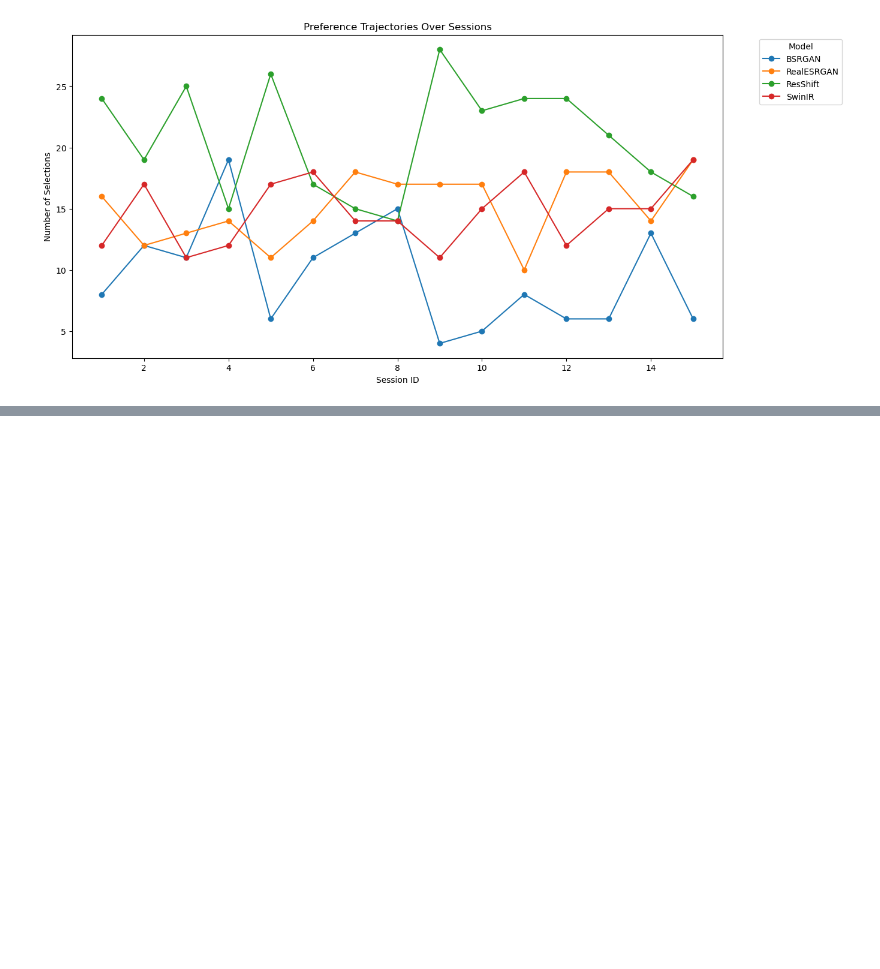
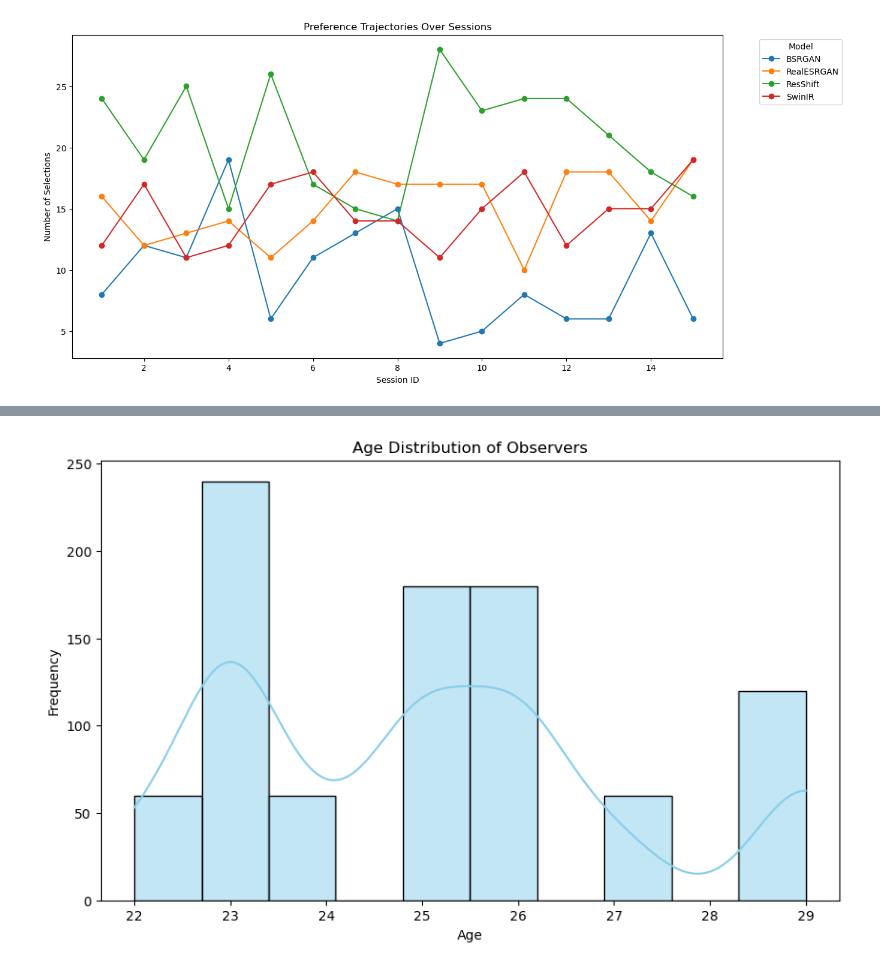
Before and after one commit to hamzafer/super-resolution-color, a Jupyter notebook: visualize_onsite_exp.ipynb, the cells around one changed output, grey strips where cells are left out. Saved outputs shown, nothing was run; the diff lists cells and outputs as text; code cells hidden in the pictures; blank space fills up the shorter version.

```diff
--- a/visualize_onsite_exp.ipynb
+++ b/visualize_onsite_exp.ipynb
@@ -665,0 +752,8 @@ plt.show()
+# %%
+import pandas as pd
+
+# Load the age data CSV
+age_df = pd.read_csv('age_data.csv')
+
+# Display the first few rows
+display(age_df.head())
@@ -665,0 +767,18 @@ plt.show()
+# %%
+# Extract only the Age rows
+age_only_df = age_df[age_df['input title'] == 'Age'].copy()
+
+# Reset index
+age_only_df.reset_index(drop=True, inplace=True)
+
+# Ensure there are exactly 15 ages
+assert len(age_only_df) == 15, f"Expected 15 ages, found {len(age_only_df)}."
+
+# Create a mapping from SessionID (1-15) to Age
+session_age_mapping = pd.DataFrame({
+    'SessionID': range(1, 16),
+    'Age': age_only_df['answer'].astype(int)
+})
+
+print("SessionID to Age Mapping:")
+display(session_age_mapping)
@@ -665,0 +803,6 @@ plt.show()
+# %%
+# Merge age data with main data
+data_df = data_df.merge(session_age_mapping, on='SessionID', how='left')
+
+# Verify the merge
+display(data_df.head())
@@ -665,0 +817,9 @@ plt.show()
+# %%
+plt.figure(figsize=(10,6))
+sns.histplot(data_df['Age'], bins=10, kde=True, color='skyblue')
+plt.title('Age Distribution of Observers')
+plt.xlabel('Age')
+plt.ylabel('Frequency')
+plt.show()
+# %% [output]
+[figure, added]
```
Also changed, not shown: parts of 16 cells of this notebook, 2 other files.
